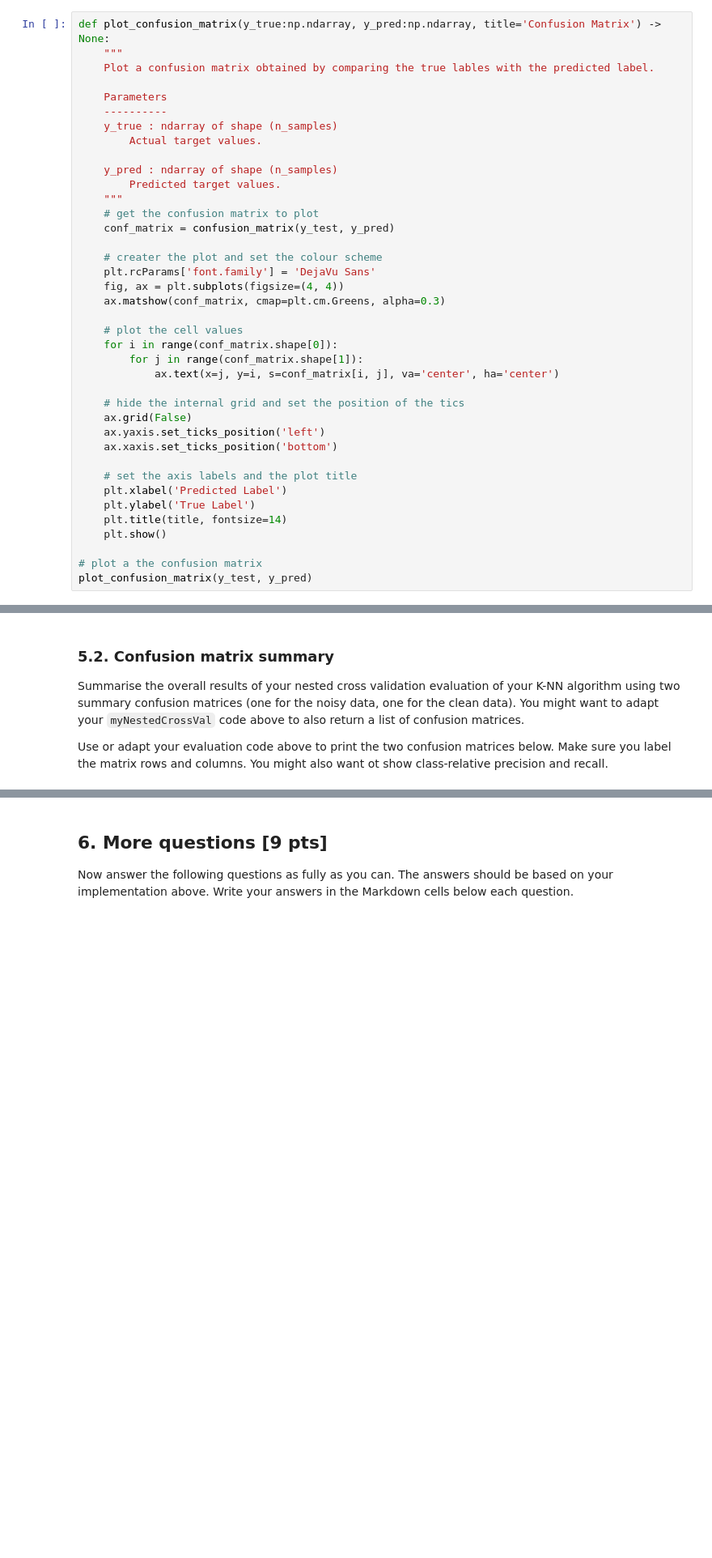
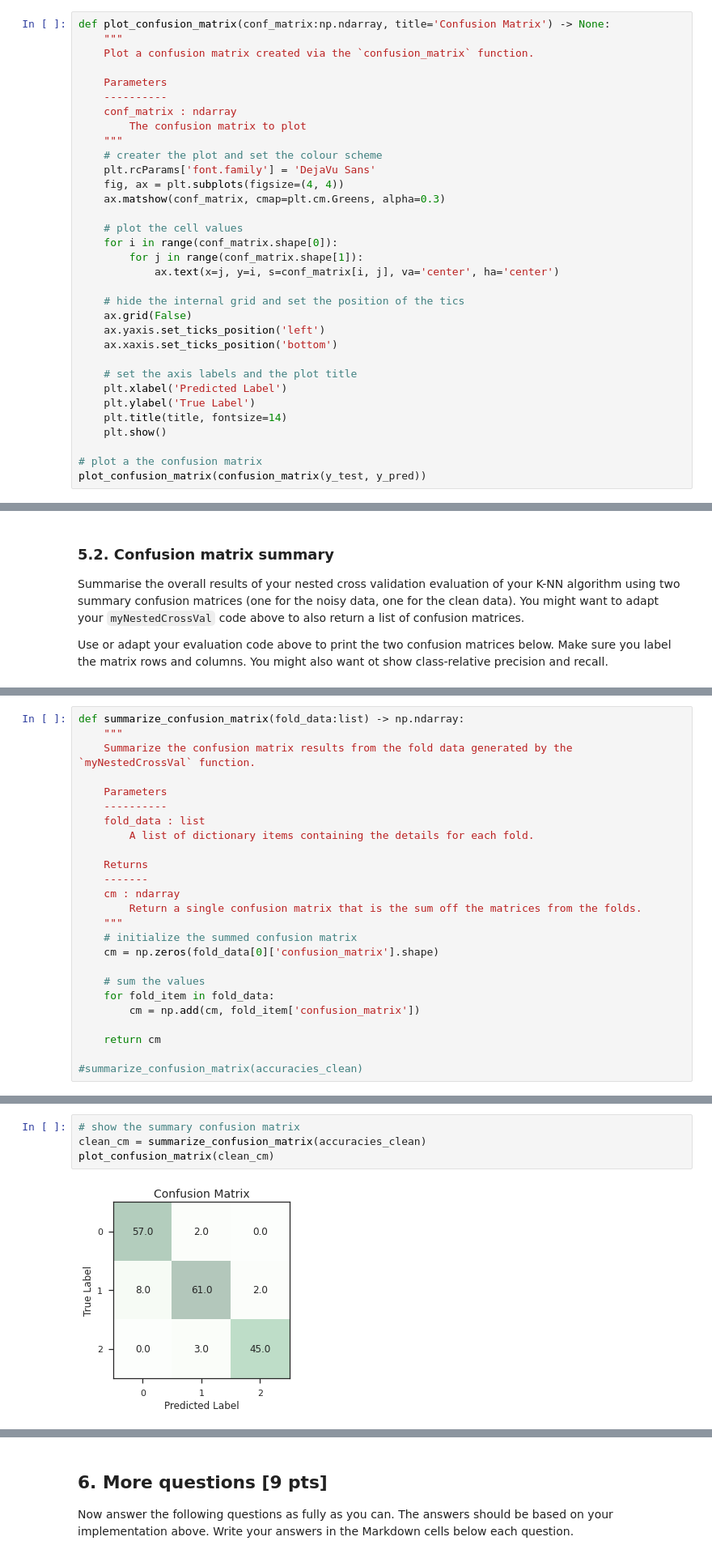
Before and after one commit to JohnnyFoulds/dsm040-2021-oct, a Jupyter notebook: coursework_01/cw.ipynb, the cells around one changed output, grey strips where cells are left out. Shown at 81% size. Saved outputs shown, nothing was run; the diff lists cells and outputs as text; blank space fills up the shorter version.

Commit message:
Plotting summary confusion matrix

```diff
--- a/coursework_01/cw.ipynb
+++ b/coursework_01/cw.ipynb
@@ -526,21 +526,15 @@ array([[16,  0,  0],
        [ 2, 20,  0],
        [ 0,  1, 15]])
 # %%
-def plot_confusion_matrix(y_true:np.ndarray, y_pred:np.ndarray, title='Confusion Matrix') -> None:
+def plot_confusion_matrix(conf_matrix:np.ndarray, title='Confusion Matrix') -> None:
     """
-    Plot a confusion matrix obtained by comparing the true lables with the predicted label.
+    Plot a confusion matrix created via the `confusion_matrix` function.
 
     Parameters
     ----------
-    y_true : ndarray of shape (n_samples)
-        Actual target values.
-
-    y_pred : ndarray of shape (n_samples)
-        Predicted target values.
+    conf_matrix : ndarray
+        The confusion matrix to plot
     """
-    # get the confusion matrix to plot
-    conf_matrix = confusion_matrix(y_test, y_pred)
-
     # creater the plot and set the colour scheme
     plt.rcParams['font.family'] = 'DejaVu Sans'
     fig, ax = plt.subplots(figsize=(4, 4))
@@ -563,7 +557,7 @@ def plot_confusion_matrix(y_true:np.ndarray, y_pred:np.ndarray, title='Confusion
     plt.show()
 
 # plot a the confusion matrix
-plot_confusion_matrix(y_test, y_pred)
+plot_confusion_matrix(confusion_matrix(y_test, y_pred))
 # %% [output]
 [figure]
 # %%
@@ -1006,0 +990,25 @@ NOISY
+# %%
+def summarize_confusion_matrix(fold_data:list) -> np.ndarray:
+    """
+    Summarize the confusion matrix results from the fold data generated by the `myNestedCrossVal` function.
+
+    Parameters
+    ----------
+    fold_data : list
+        A list of dictionary items containing the details for each fold.
+
+    Returns
+    -------
+    cm : ndarray
+        Return a single confusion matrix that is the sum off the matrices from the folds.
+    """
+    # initialize the summed confusion matrix
+    cm = np.zeros(fold_data[0]['confusion_matrix'].shape)
+
+    # sum the values
+    for fold_item in fold_data:
+        cm = np.add(cm, fold_item['confusion_matrix'])
+
+    return cm
+
+#summarize_confusion_matrix(accuracies_clean)
@@ -1006,0 +1021,6 @@ NOISY
+# %%
+# show the summary confusion matrix
+clean_cm = summarize_confusion_matrix(accuracies_clean)
+plot_confusion_matrix(clean_cm)
+# %% [output]
+[figure, added]
```
Also changed, not shown: parts of 5 cells of this notebook.
